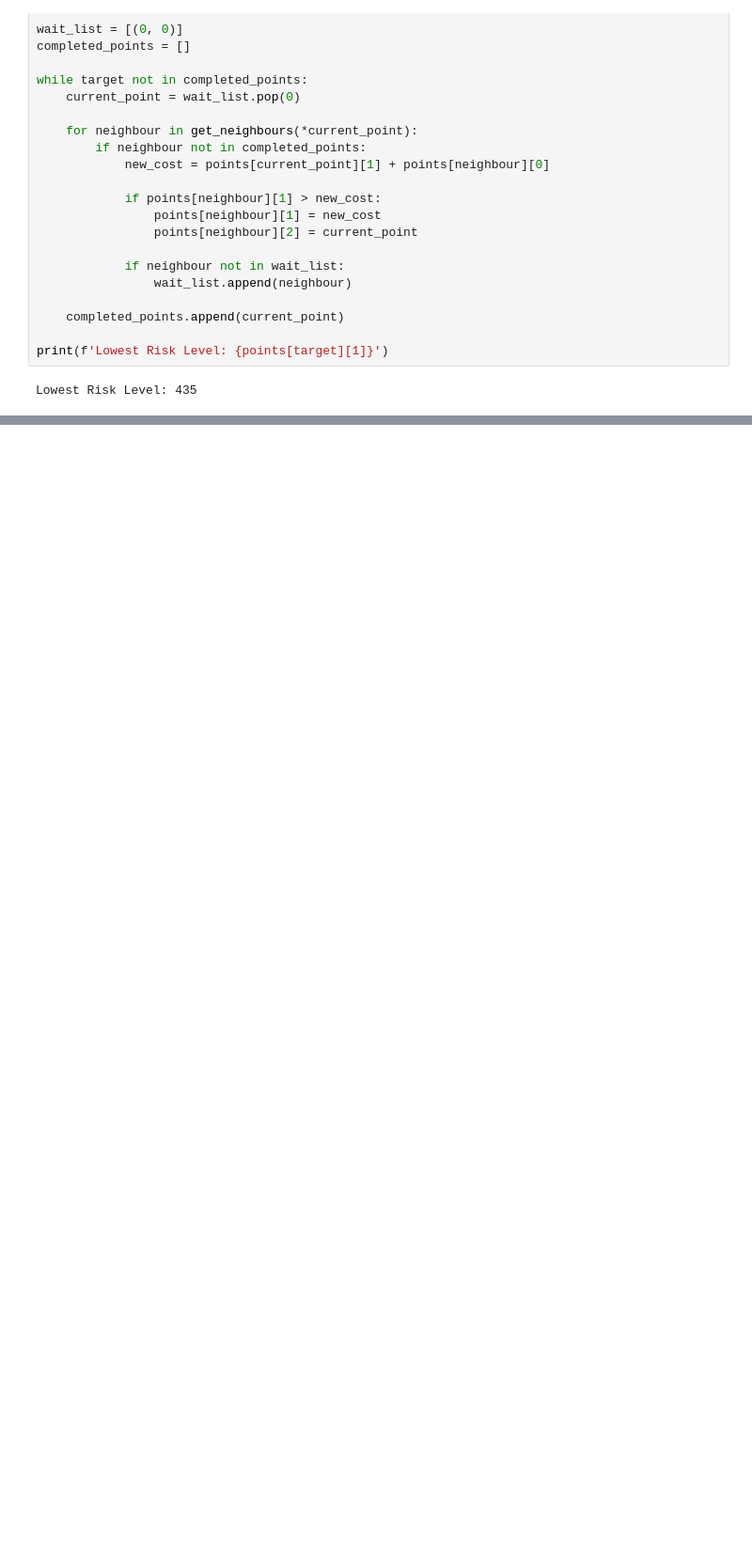
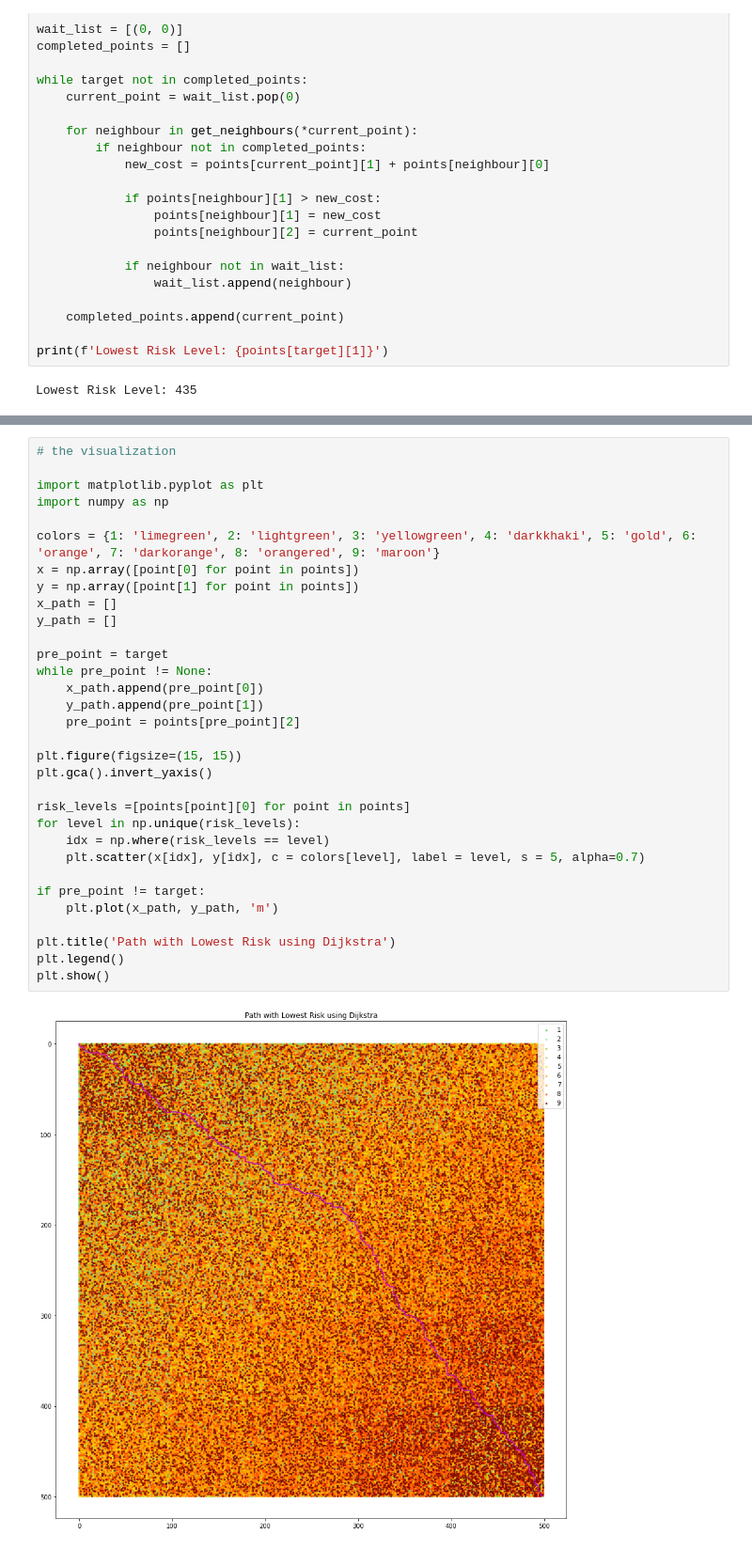
Before and after one commit to Nuhser/Advent-of-Code, a Jupyter notebook: 2021/task15.ipynb, the cells around one changed output, grey strips where cells are left out. Shown at 94% size. Drawn from its saved outputs; the diff is of its cells as text; blank space fills up the shorter version.

```diff
--- a/2021/task15.ipynb
+++ b/2021/task15.ipynb
@@ -108,0 +218,34 @@ plt.draw()
+# %%
+# the visualization
+
+import matplotlib.pyplot as plt
+import numpy as np
+
+colors = {1: 'limegreen', 2: 'lightgreen', 3: 'yellowgreen', 4: 'darkkhaki', 5: 'gold', 6: 'orange', 7: 'darkorange', 8: 'orangered', 9: 'maroon'}
+x = np.array([point[0] for point in points])
+y = np.array([point[1] for point in points])
+x_path = []
+y_path = []
+
+pre_point = target
+while pre_point != None:
+    x_path.append(pre_point[0])
+    y_path.append(pre_point[1])
+    pre_point = points[pre_point][2]
+
+plt.figure(figsize=(15, 15))
+plt.gca().invert_yaxis()
+
+risk_levels =[points[point][0] for point in points]
+for level in np.unique(risk_levels):
+    idx = np.where(risk_levels == level)
+    plt.scatter(x[idx], y[idx], c = colors[level], label = level, s = 5, alpha=0.7)
+
+if pre_point != target:
+    plt.plot(x_path, y_path, 'm')
+
+plt.title('Path with Lowest Risk using Dijkstra')
+plt.legend()
+plt.show()
+# %% [output]
+[figure, added]
```
Also changed, not shown: parts of 4 cells of this notebook.
